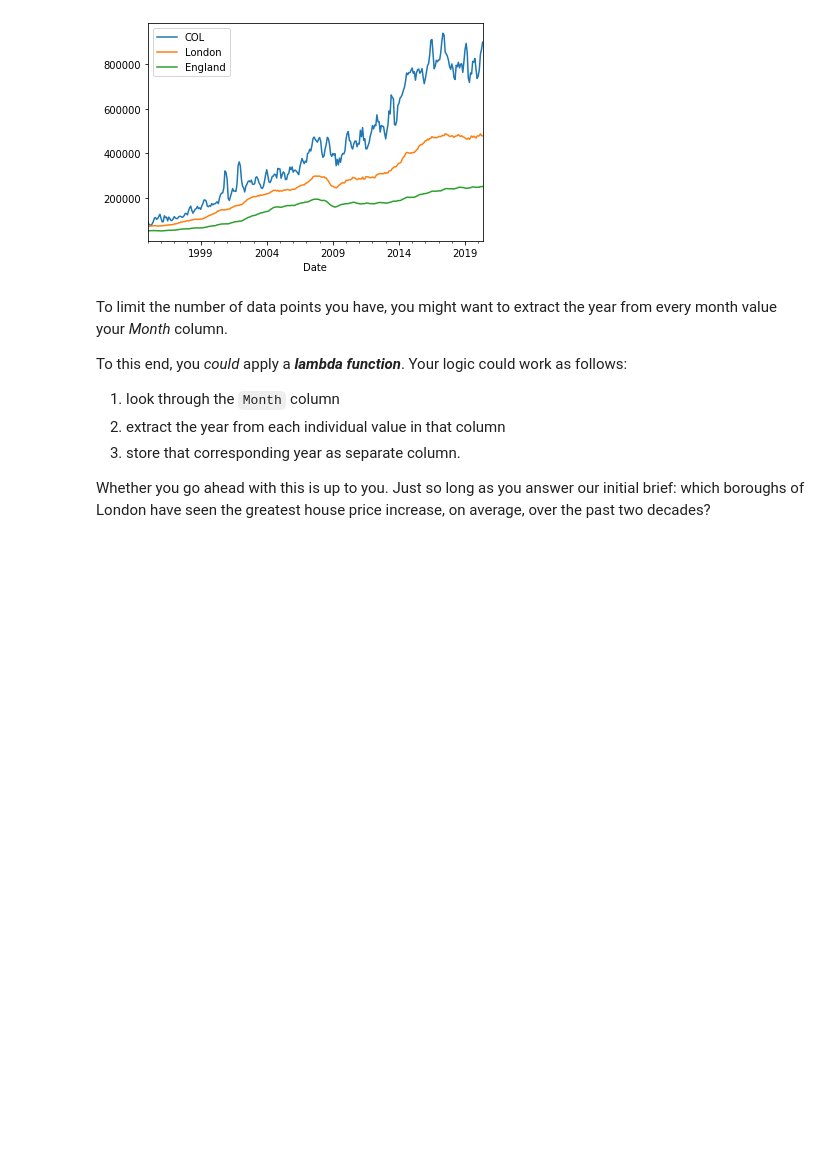
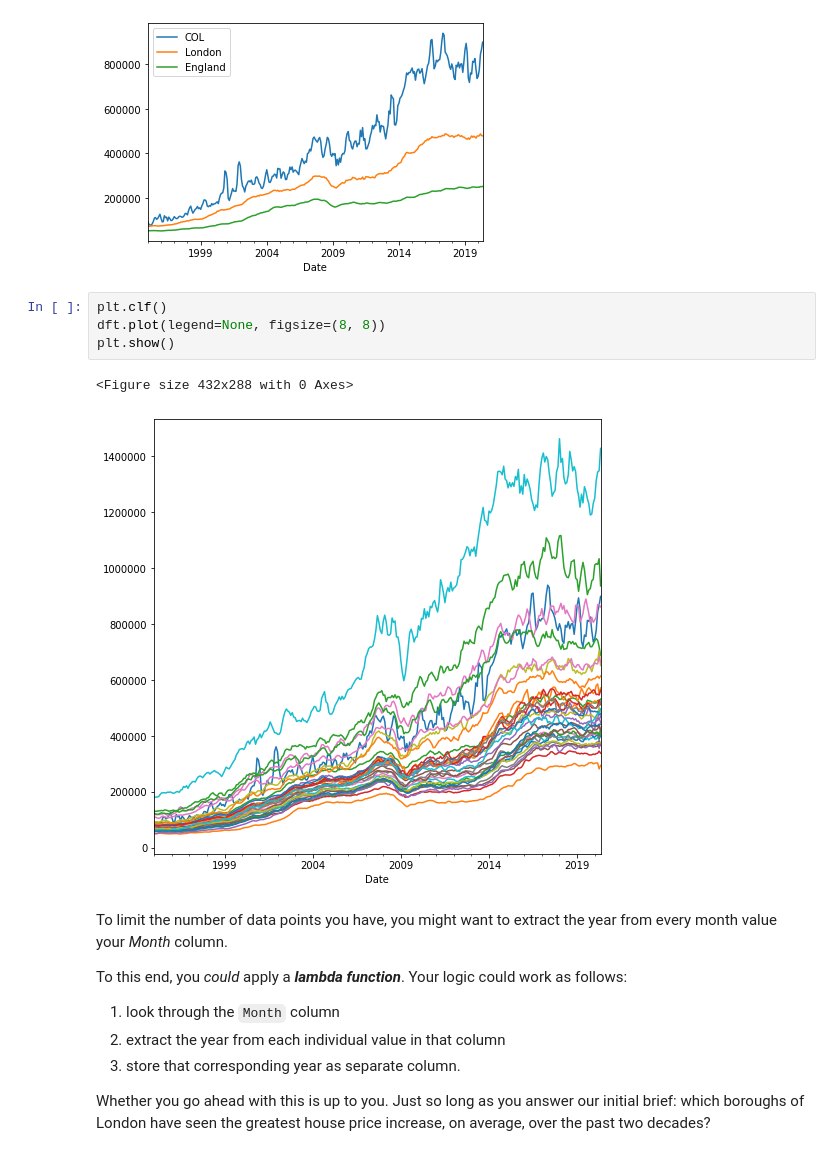
Before and after one commit to Pandeming/Springboard_London_Housing, a Jupyter notebook: 1 London Housing - Tier 3.ipynb, the cells around one changed output. Drawn from its saved outputs; the diff is of its cells as text; blank space fills up the shorter version.

```diff
--- a/1 London Housing - Tier 3.ipynb
+++ b/1 London Housing - Tier 3.ipynb
@@ -239,6 +238,13 @@ plt.legend()
 plt.show()
 # %% [output]
 [figure]
+# %%
+plt.clf()
+dft.plot(legend=None, figsize=(8, 8))
+plt.show()
+# %% [output]
+<Figure size 432x288 with 0 Axes>
+[figure, added]
 # %% [markdown]
 To limit the number of data points you have, you might want to extract the year from every month value your *Month* column.
 
```
Also changed, not shown: parts of 6 cells of this notebook.
